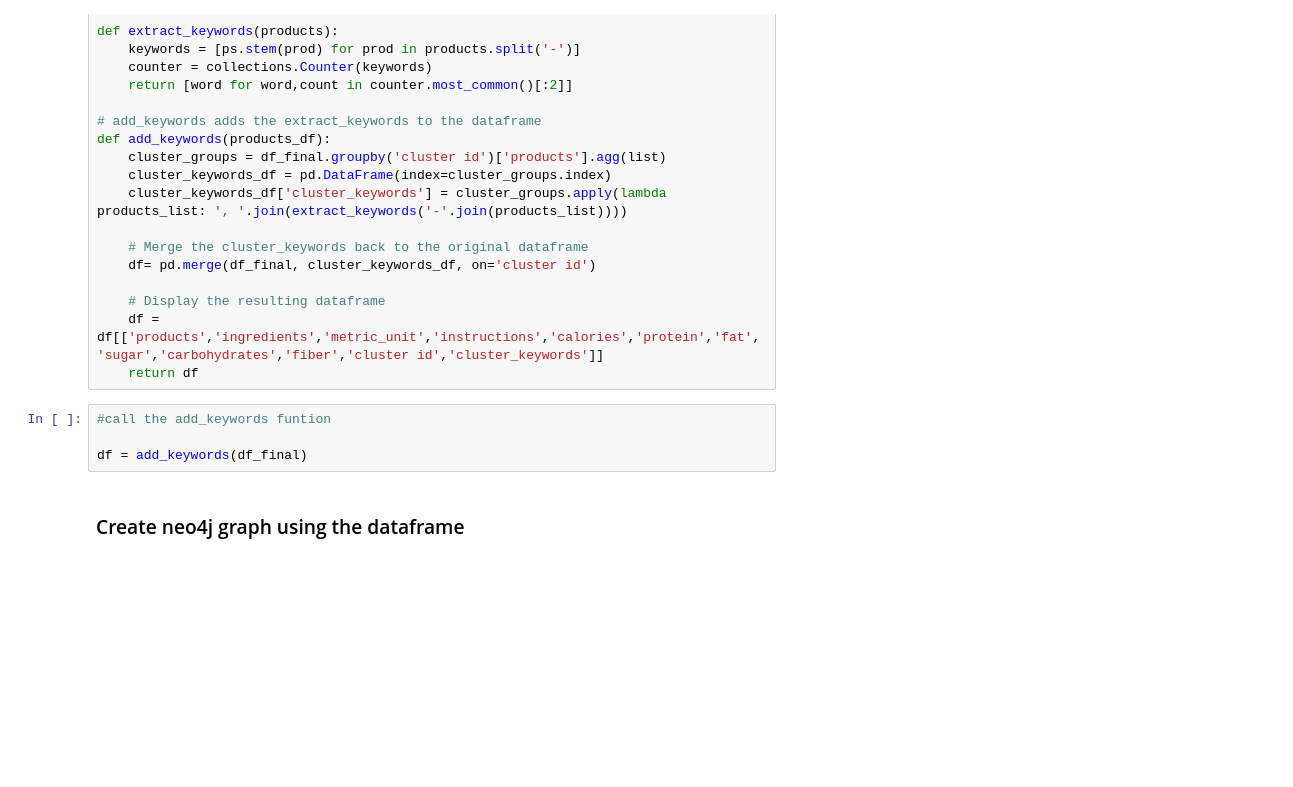
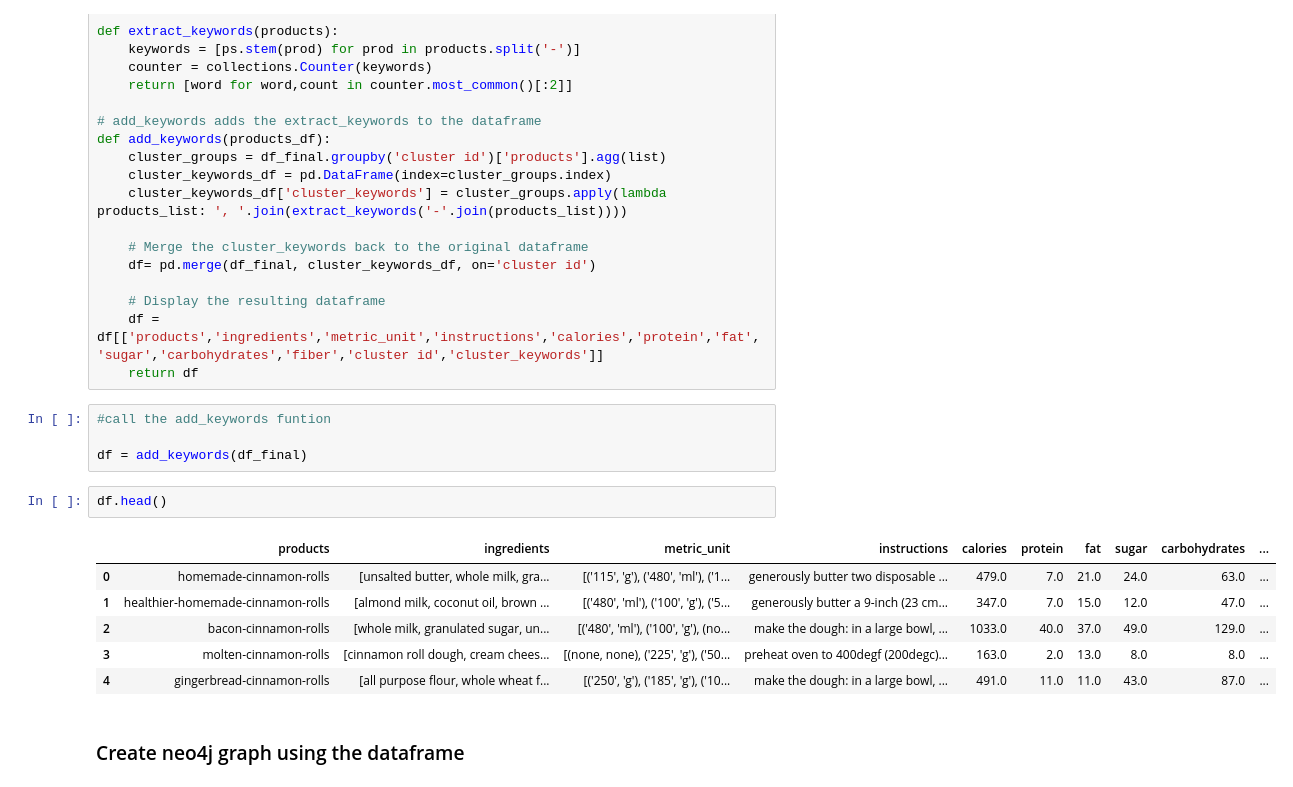
Before and after one commit to Vaaruni2797/Food-KG-Project, a Jupyter notebook: DSE_203_Project.ipynb, the cells around one changed output. Saved outputs shown, nothing was run; the diff lists cells and outputs as text; blank space fills up the shorter version.

```diff
--- a/DSE_203_Project.ipynb
+++ b/DSE_203_Project.ipynb
@@ -215,6 +220,15 @@ def add_keywords(products_df):
 #call the add_keywords funtion
 
 df = add_keywords(df_final)
+# %%
+df.head()
+# %% [output]
+|  | products | ingredients | metric_unit | instructions | calories | protein | fat | sugar | carbohydrates | ... |
+| 0 | homemade-cinnamon-rolls | [unsalted butter, whole milk, gra... | [('115', 'g'), ('480', 'ml'), ('1... | generously butter two disposable ... | 479.0 | 7.0 | 21.0 | 24.0 | 63.0 | ... |
+| 1 | healthier-homemade-cinnamon-rolls | [almond milk, coconut oil, brown ... | [('480', 'ml'), ('100', 'g'), ('5... | generously butter a 9-inch (23 cm... | 347.0 | 7.0 | 15.0 | 12.0 | 47.0 | ... |
+| 2 | bacon-cinnamon-rolls | [whole milk, granulated sugar, un... | [('480', 'ml'), ('100', 'g'), (no... | make the dough: in a large bowl, ... | 1033.0 | 40.0 | 37.0 | 49.0 | 129.0 | ... |
+| 3 | molten-cinnamon-rolls | [cinnamon roll dough, cream chees... | [(none, none), ('225', 'g'), ('50... | preheat oven to 400degf (200degc)... | 163.0 | 2.0 | 13.0 | 8.0 | 8.0 | ... |
+| 4 | gingerbread-cinnamon-rolls | [all purpose flour, whole wheat f... | [('250', 'g'), ('185', 'g'), ('10... | make the dough: in a large bowl, ... | 491.0 | 11.0 | 11.0 | 43.0 | 87.0 | ... |
 # %% [markdown]
 ### Create neo4j graph using the dataframe
 # %%
```
Also changed, not shown: parts of 13 cells of this notebook.
